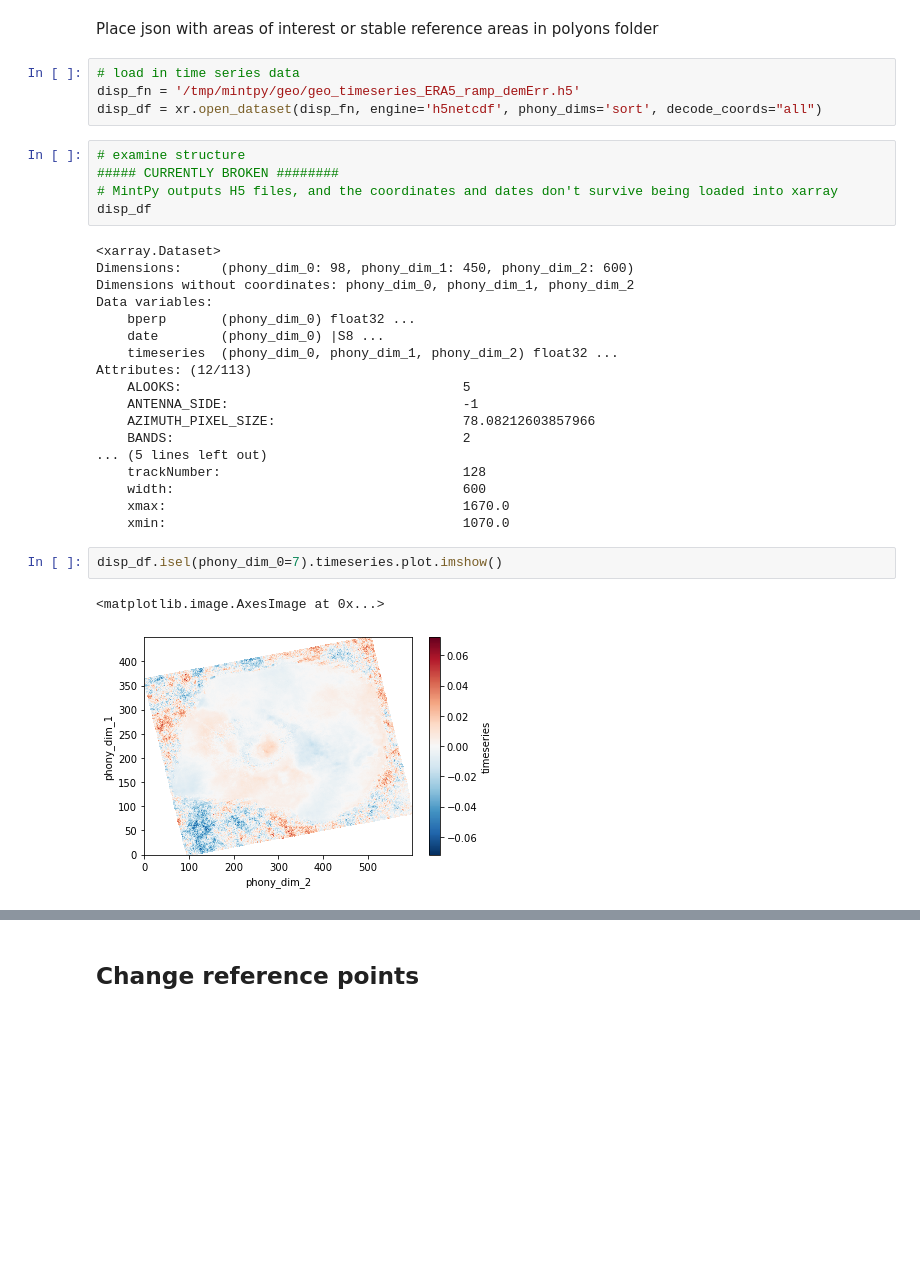
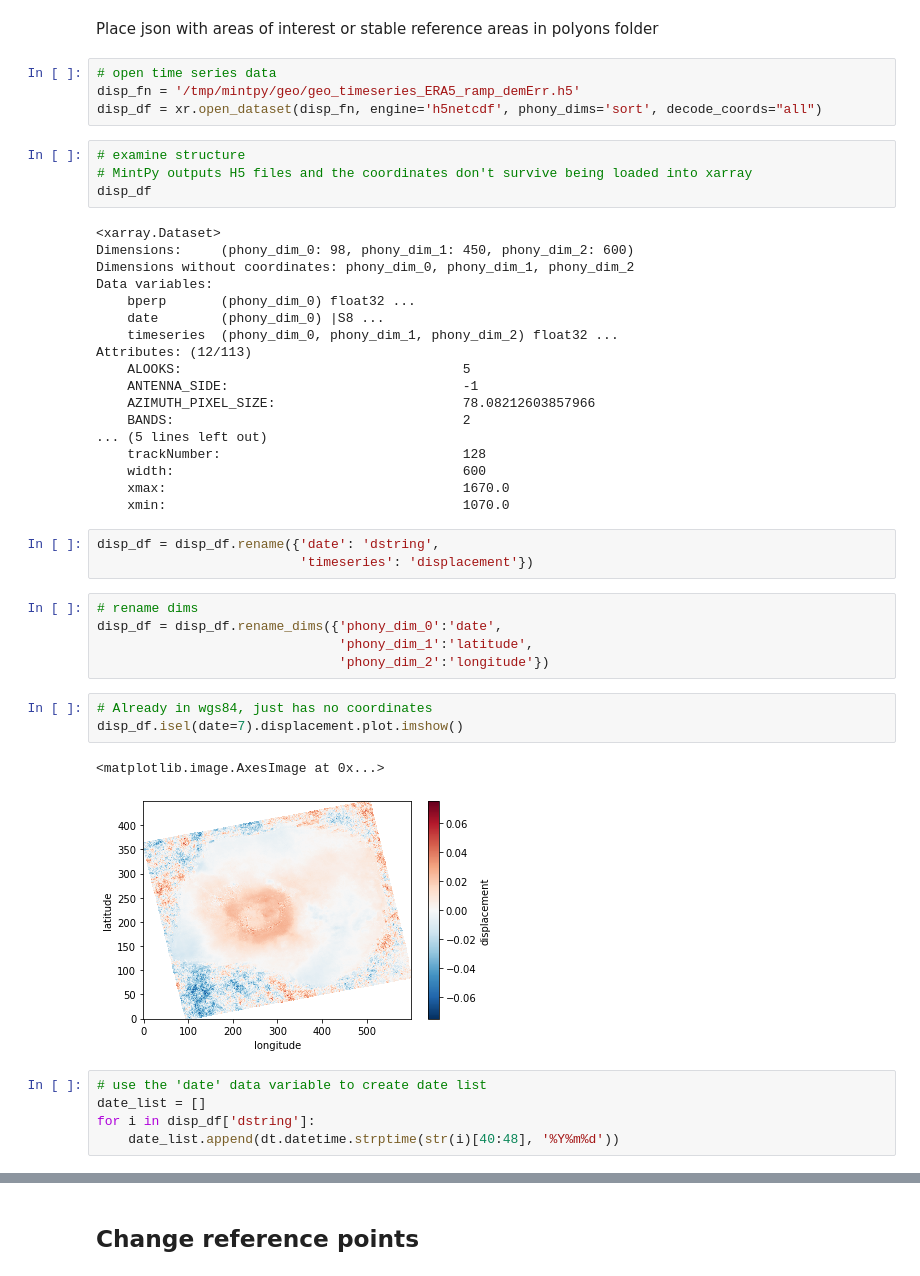
Before and after one commit to UW-GDA/Friendly-InSAR-time-series, a Jupyter notebook: 03_spatial-analysis.ipynb, the cells around one changed output, grey strips where cells are left out. Saved outputs shown, nothing was run; the diff lists cells and outputs as text; blank space fills up the shorter version.

Commit message:
adding current progress

```diff
--- a/03_spatial-analysis.ipynb
+++ b/03_spatial-analysis.ipynb
@@ -23,13 +24,12 @@ os.chdir('/tmp/mintpy')
 # %% [markdown]
 Place json with areas of interest or stable reference areas in polyons folder
 # %%
-# load in time series data
+# open time series data
 disp_fn = '/tmp/mintpy/geo/geo_timeseries_ERA5_ramp_demErr.h5'
 disp_df = xr.open_dataset(disp_fn, engine='h5netcdf', phony_dims='sort', decode_coords="all")
 # %%
 # examine structure
-##### CURRENTLY BROKEN ########
-# MintPy outputs H5 files, and the coordinates and dates don't survive being loaded into xarray
+# MintPy outputs H5 files and the coordinates don't survive being loaded into xarray
 disp_df
 # %% [output]
 <xarray.Dataset>
@@ -49,8 +49,22 @@ Attributes: (12/113)
     width:                                     600
     xmax:                                      1670.0
     xmin:                                      1070.0
-# %%
-disp_df.isel(phony_dim_0=7).timeseries.plot.imshow()
-# %% [output]
-<matplotlib.image.AxesImage at 0x...>
-[figure, removed]
+# %%
+disp_df = disp_df.rename({'date': 'dstring',
+                          'timeseries': 'displacement'})
+# %%
+# rename dims
+disp_df = disp_df.rename_dims({'phony_dim_0':'date',
+                               'phony_dim_1':'latitude',
+                               'phony_dim_2':'longitude'})
+# %%
+# Already in wgs84, just has no coordinates
+disp_df.isel(date=7).displacement.plot.imshow()
+# %% [output]
+<matplotlib.image.AxesImage at 0x...>
+[figure, added]
+# %%
+# use the 'date' data variable to create date list
+date_list = []
+for i in disp_df['dstring']:
+    date_list.append(dt.datetime.strptime(str(i)[40:48], '%Y%m%d'))
```
Also changed, not shown: parts of 38 cells of this notebook, 1 other file.
